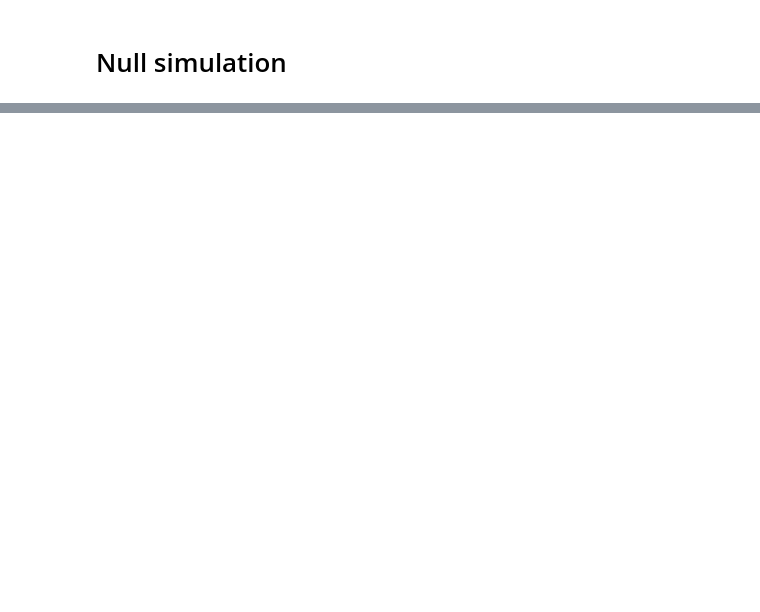
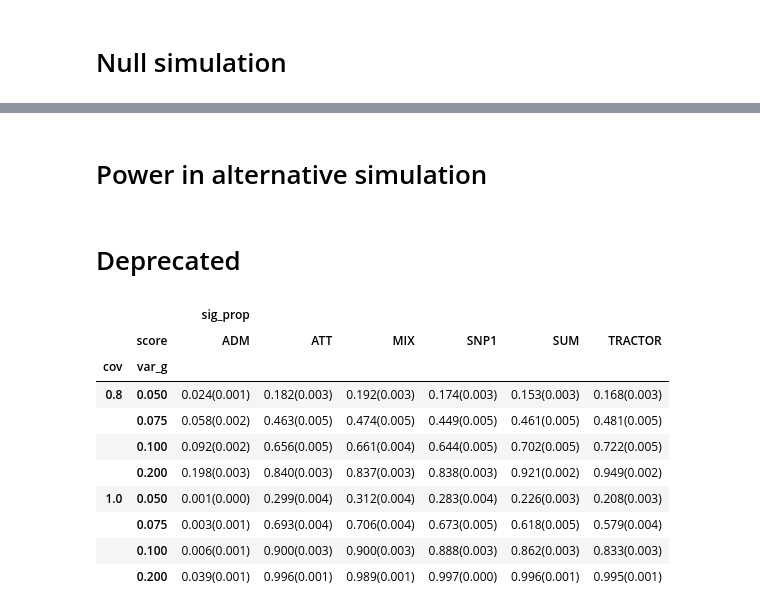
Before and after one commit to bogdanlab/tractor-response, a Jupyter notebook: basic.ipynb, the cells around one changed output, grey strips where cells are left out. Drawn from its saved outputs; the diff is of its cells as text; code cells hidden in the pictures; blank space fills up the shorter version.

```diff
--- a/basic.ipynb
+++ b/basic.ipynb
@@ -117,0 +75,23 @@ dtype: float64
+# %%
+score_df = score_df_dict[(0.0, 0.0)].copy().dropna()
+score_df = score_df[score_df.SNP_I.isin(diff_snps)]
+pval_df = score_df.iloc[:, 0:6].copy()
+
+pval_df.iloc[:, 0:4] = stats.chi2.sf(pval_df.iloc[:, 0:4], df=1)
+pval_df.loc[:, "SUM"] = stats.chi2.sf(pval_df.loc[:, "SUM"], df=2)
+
+fig, axs = plt.subplots(nrows=2)
+axs[0].hist(score_df.MIX, bins=50, density=True)
+x_grid = np.linspace(0, 10, 100)
+axs[0].plot(x_grid, stats.chi2.pdf(x_grid, df=1))
+axs[1].hist(score_df.SUM, bins=50, density=True)
+axs[1].plot(x_grid, stats.chi2.pdf(x_grid, df=2))
+plt.show()
+# qq_fig, qq_axs = plt.subplots(1, pval_df.shape[1], figsize=(15,3))
+# for col_i, col in enumerate(pval_df.columns):
+#     zsc = admix.pval2zsc(pval_df[col].values)
+#     sm.qqplot(zsc, line="45", ax=qq_axs[col_i])
+#     qq_axs[col_i].set_title(col)
+# plt.tight_layout()
+
+print(np.mean(pval_df.iloc[:, 0:6] < 0.05, axis=0))
@@ -117,0 +107,2 @@ dtype: float64
+# %% [markdown]
+# Power in alternative simulation
@@ -118 +133,37 @@ dtype: float64
+# %% [markdown]
+# Deprecated
+# %%
+# fig, axs = plt.subplots(nrows=len(cov_list), figsize=(5, 18))
+df = {"cov": [], "score": [], "var_g": [], "sig_prop": []}
+for cov_i, cov in enumerate(cov_list):
+    for var_g in var_g_list:
+        pval_df = score_df_dict[(var_g, cov)].copy().dropna()
+#         pval_df = pval_df[pval_df.SNP_I.isin(diff_snps)]
+        pval_df.iloc[:, 0:4] = stats.chi2.sf(pval_df.iloc[:, 0:4], df=1)
+        pval_df.loc[:, "SUM"] = stats.chi2.sf(pval_df.loc[:, "SUM"], df=2)
+        for score in pval_df.columns[0:6]:
+            df["cov"].append(cov)
+            df["score"].append(score)
+            df["var_g"].append(var_g)
+            p_threshold = 1e-5 if score == "ADM" else 5e-8
+            sig_prop = pval_df.groupby("SIM_I").apply(lambda x: np.mean(x[score] < p_threshold))
+            sig_prop_mean = np.mean(sig_prop)
+            sig_prop_se = np.std(sig_prop) / np.sqrt(len(sig_prop))
+#             df["sig_prop"].append(sig_prop_mean)
+            df["sig_prop"].append(f"{np.mean(sig_prop):.3f}({sig_prop_se * 2:.3f})")
+df = pd.DataFrame(df)
+
+# df.pivot(index=["cov", "var_g"], columns='score').to_excel(f"manuscript/{geno_sim_prefix}.xlsx")
+# %% [output]
+|  |  | sig_prop |  |  |  |  |  |
+|  | score | ADM | ATT | MIX | SNP1 | SUM | TRACTOR |
+| cov | var_g |  |  |  |  |  |  |
+| 0.8 | 0.050 | 0.024(0.001) | 0.182(0.003) | 0.192(0.003) | 0.174(0.003) | 0.153(0.003) | 0.168(0.003) |
+|  | 0.075 | 0.058(0.002) | 0.463(0.005) | 0.474(0.005) | 0.449(0.005) | 0.461(0.005) | 0.481(0.005) |
+|  | 0.100 | 0.092(0.002) | 0.656(0.005) | 0.661(0.004) | 0.644(0.005) | 0.702(0.005) | 0.722(0.005) |
+|  | 0.200 | 0.198(0.003) | 0.840(0.003) | 0.837(0.003) | 0.838(0.003) | 0.921(0.002) | 0.949(0.002) |
+| 1.0 | 0.050 | 0.001(0.000) | 0.299(0.004) | 0.312(0.004) | 0.283(0.004) | 0.226(0.003) | 0.208(0.003) |
+|  | 0.075 | 0.003(0.001) | 0.693(0.004) | 0.706(0.004) | 0.673(0.005) | 0.618(0.005) | 0.579(0.004) |
+|  | 0.100 | 0.006(0.001) | 0.900(0.003) | 0.900(0.003) | 0.888(0.003) | 0.862(0.003) | 0.833(0.003) |
+|  | 0.200 | 0.039(0.001) | 0.996(0.001) | 0.989(0.001) | 0.997(0.000) | 0.996(0.001) | 0.995(0.001) |
 # %%
```
Also changed, not shown: parts of 23 cells of this notebook, 4 other files.
